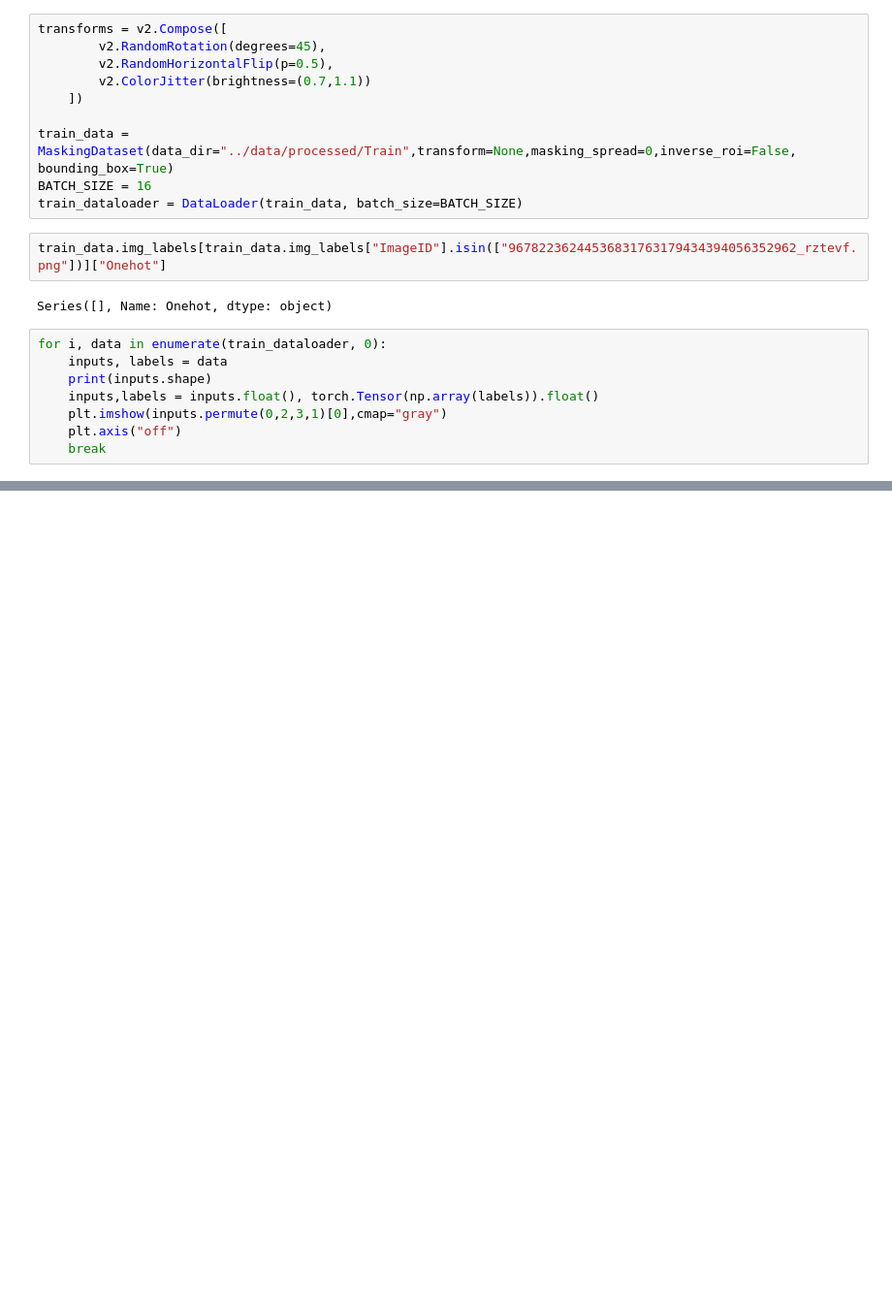
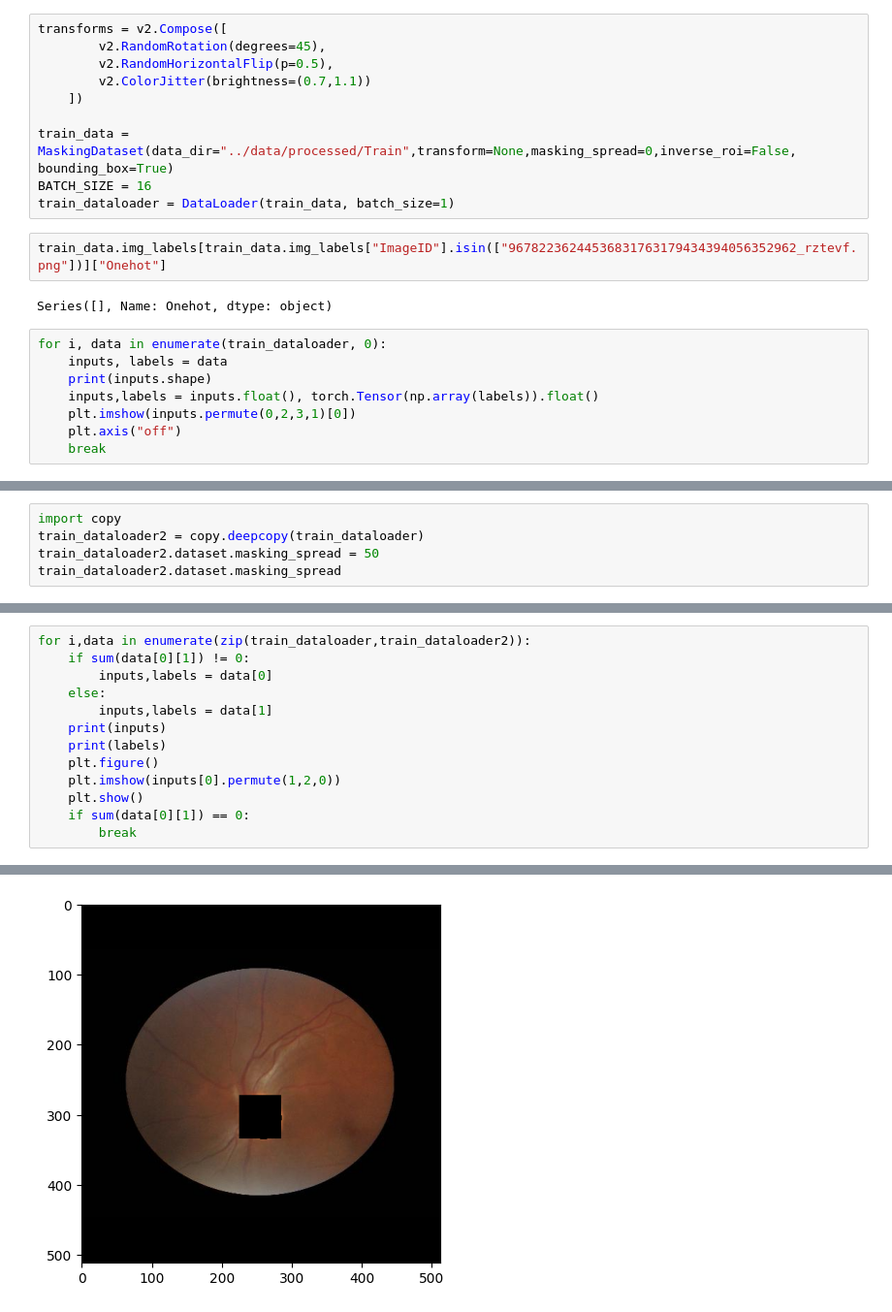
Before and after one commit to TheoSourget/MMC_Masking_EyeFundus, a Jupyter notebook: notebooks/2_dataloader.ipynb, the cells around one changed output, grey strips where cells are left out. Shown: that part at 97% size. Cells and saved outputs as stored; diff of their text form; blank space fills up the shorter version.

```diff
--- a/notebooks/2_dataloader.ipynb
+++ b/notebooks/2_dataloader.ipynb
@@ -66,7 +65,7 @@ transforms = v2.Compose([
 
 train_data = MaskingDataset(data_dir="../data/processed/Train",transform=None,masking_spread=0,inverse_roi=False, bounding_box=True)
 BATCH_SIZE = 16
-train_dataloader = DataLoader(train_data, batch_size=BATCH_SIZE)
+train_dataloader = DataLoader(train_data, batch_size=1)
 # %%
 train_data.img_labels[train_data.img_labels["ImageID"].isin(["96782236244536831763179434394056352962_rztevf.png"])]["Onehot"]
 # %% [output]
@@ -76,7 +75,7 @@ for i, data in enumerate(train_dataloader, 0):
     inputs, labels = data
     print(inputs.shape)
     inputs,labels = inputs.float(), torch.Tensor(np.array(labels)).float()
-    plt.imshow(inputs.permute(0,2,3,1)[0],cmap="gray")
+    plt.imshow(inputs.permute(0,2,3,1)[0])
     plt.axis("off")
     break
 # %% [output]
@@ -84 +83,6 @@ torch.Size([16, 3, 512, 512])
 [figure]
+# %%
+import copy
+train_dataloader2 = copy.deepcopy(train_dataloader)
+train_dataloader2.dataset.masking_spread = 50
+train_dataloader2.dataset.masking_spread
@@ -84,0 +91,14 @@ torch.Size([16, 3, 512, 512])
+# %%
+for i,data in enumerate(zip(train_dataloader,train_dataloader2)):
+    if sum(data[0][1]) != 0:
+        inputs,labels = data[0]
+    else:
+        inputs,labels = data[1]
+    print(inputs)
+    print(labels)
+    plt.figure()
+    plt.imshow(inputs[0].permute(1,2,0))
+    plt.show()
+    if sum(data[0][1]) == 0:
+        break
+# %% [output]
@@ -84,0 +122 @@ torch.Size([16, 3, 512, 512])
+[figure, added]
```
Also changed, not shown: parts of 7 cells of this notebook, 34 other files.
